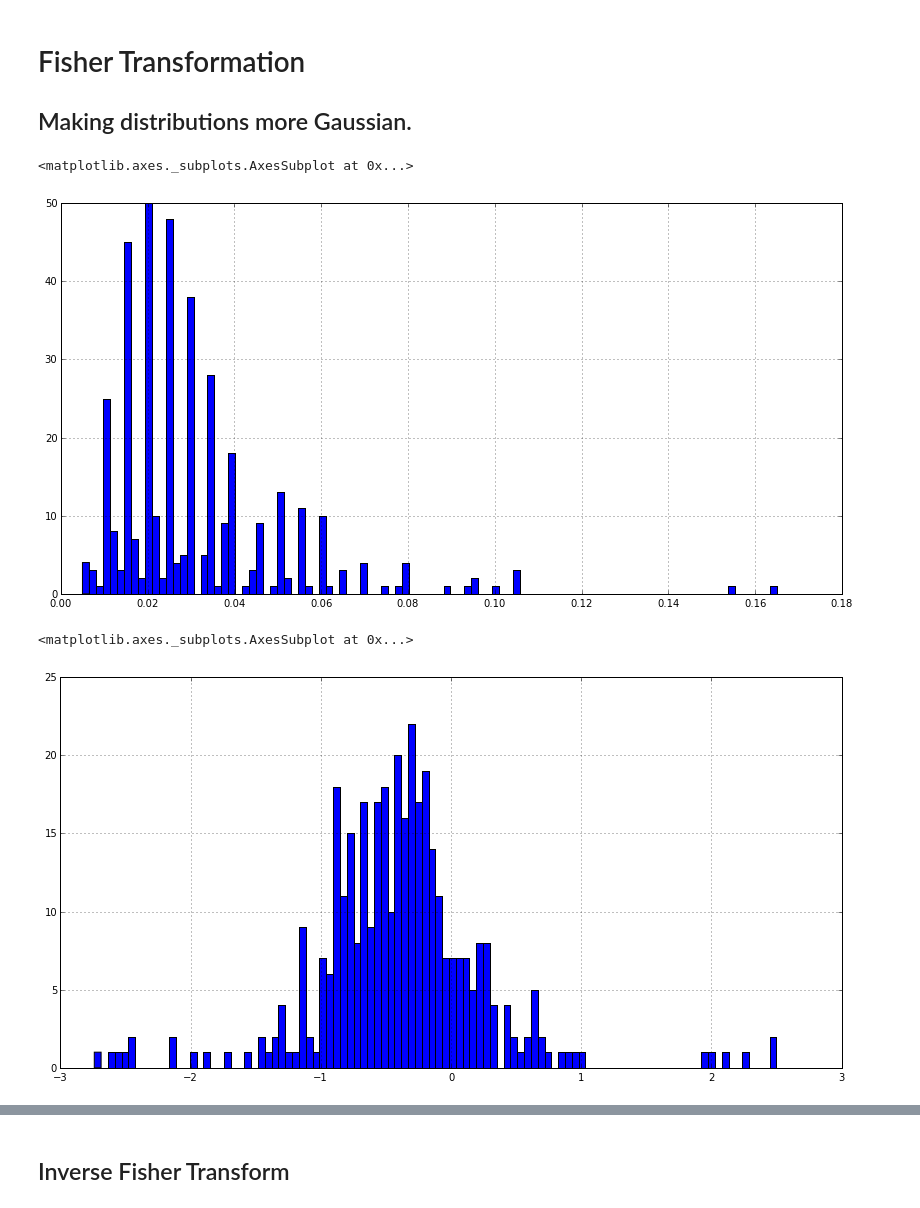
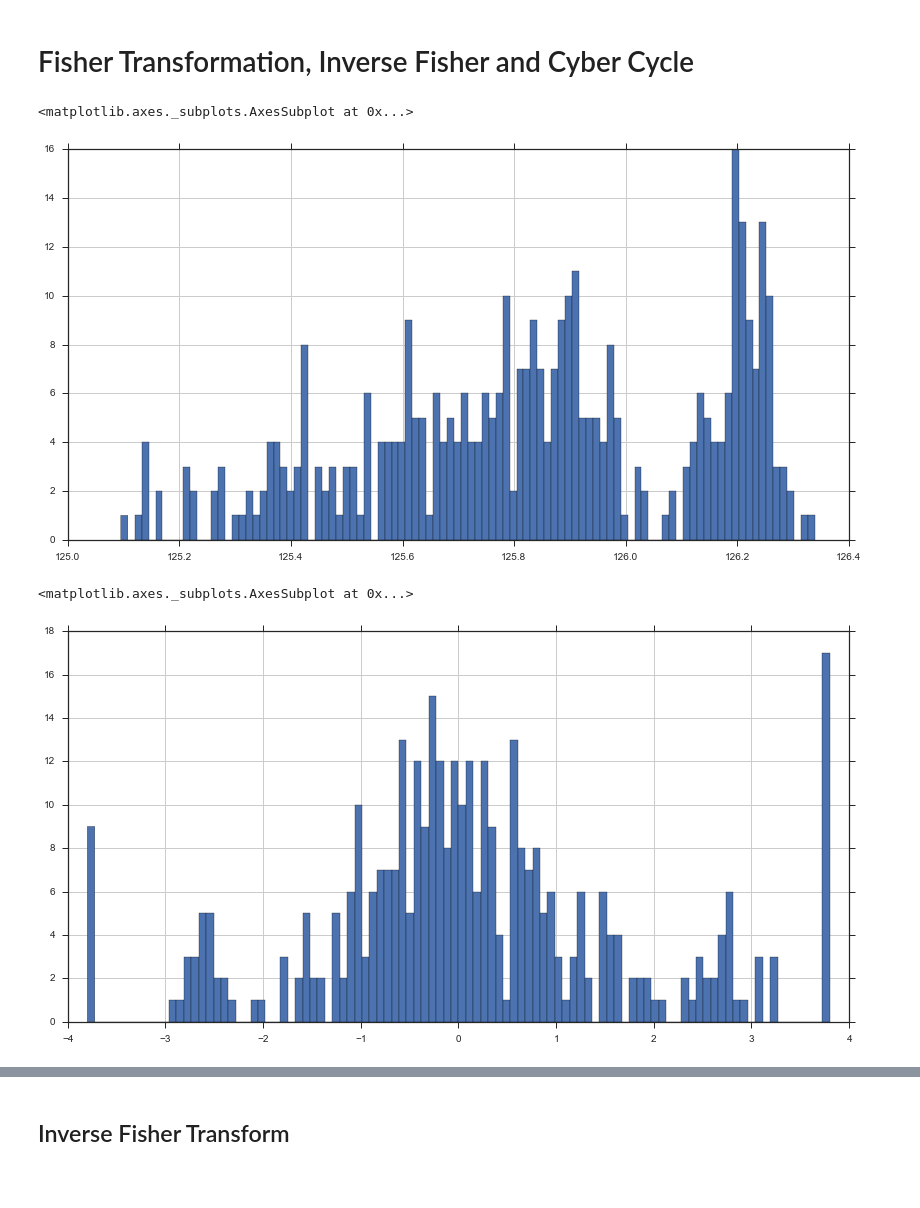
Before and after one commit to Jay-Jay-D/cybernetics_lectures, a Jupyter notebook: Fisher.ipynb, the cells around one changed output, grey strips where cells are left out. Saved outputs shown, nothing was run; the diff lists cells and outputs as text; code cells hidden in the pictures; blank space fills up the shorter version.

Commit message:
Fisher re-made. Starting with Cycle Analytics.

```diff
--- a/Fisher.ipynb
+++ b/Fisher.ipynb
@@ -1,6 +1,5 @@
-# %% [markdown]
-# Fisher Transformation
-## Making distributions more Gaussian.
+# %% [markdown]
+# Fisher Transformation, Inverse Fisher and Cyber Cycle
 # %%
 %matplotlib inline
 import matplotlib.pylab as pylab
@@ -11,16 +10,16 @@ import numpy as np
 import pandas as pd
 
 import matplotlib.pyplot as plt
-
-# And define the windows for the normalization
-norm_window = 20
+import seaborn as sns
+sns.set_style('ticks')
 # %%
 data = pd.read_csv('https://drive.google.com/uc?export=download&id=0B9-kA56h5JCMbXptY0kyVXZXaUU',
                  index_col=0, parse_dates=True)
-df = (data.HIGH - data.LOW) / 2
+time = data.index
+price = data.CLOSE
 # %%
-df.hist(bins=100)
+price.hist(bins=100)
 # %% [output]
 <matplotlib.axes._subplots.AxesSubplot at 0x...>
-[figure, old version]
+[figure, new version]
 # %%
@@ -40,11 +39,11 @@ def fisher(df, norm_window):
     df_fisher = 0.5 * np.log((1 + df_value) / (1 - df_value))
     return 0.5 * df_fisher + 0.5 * df_fisher.shift()
 # %%
-df_fisher = fisher(df, norm_window)
+df_fisher = fisher(price)
 df_fisher.hist(bins=100)
 # %% [output]
 <matplotlib.axes._subplots.AxesSubplot at 0x...>
-[figure, old version]
+[figure, new version]
 # %%
 df_fisher_osc = pd.concat([df_fisher, df_fisher.shift()], axis=1)
 df_fisher_osc.columns = ["Fisher", "Trigger"]
```
Also changed, not shown: parts of 19 cells of this notebook, 4 other files.
